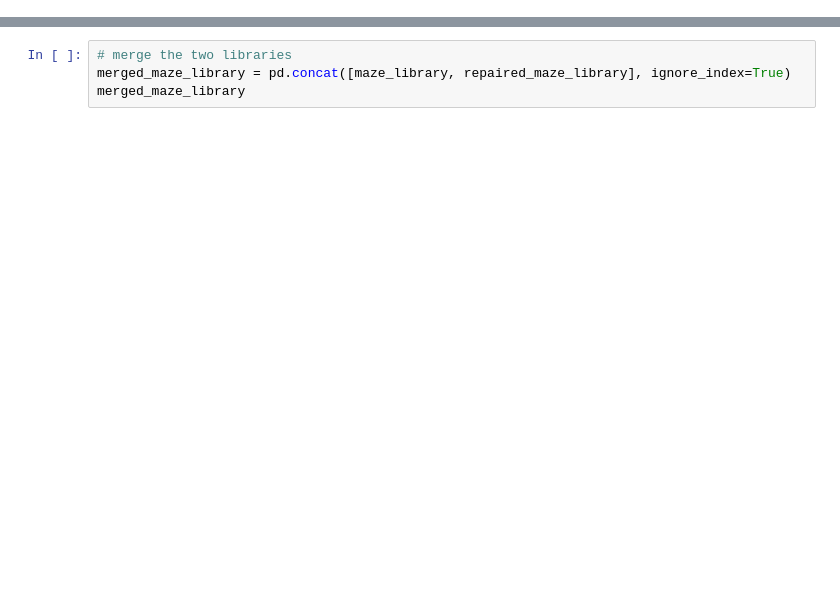
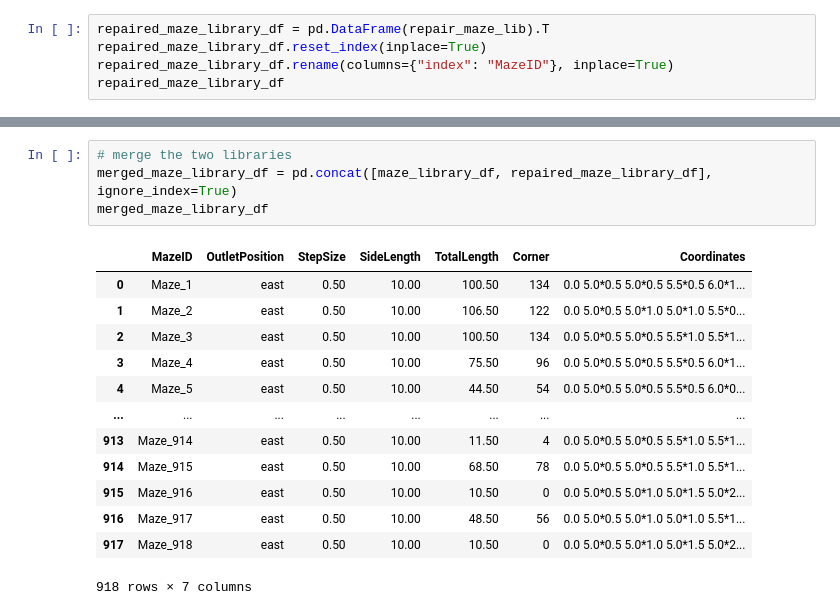
Before and after one commit to boraaktas/Microfluidics-Resistance-ML, a Jupyter notebook: jupyter/random_maze_library_generation.ipynb, the cells around one changed output, grey strips where cells are left out. Drawn from its saved outputs; the diff is of its cells as text; blank space fills up the shorter version.

```diff
--- a/jupyter/random_maze_library_generation.ipynb
+++ b/jupyter/random_maze_library_generation.ipynb
@@ -180,0 +123,5 @@ repaired_maze_library
+# %%
+repaired_maze_library_df = pd.DataFrame(repair_maze_lib).T
+repaired_maze_library_df.reset_index(inplace=True)
+repaired_maze_library_df.rename(columns={"index": "MazeID"}, inplace=True)
+repaired_maze_library_df
@@ -181,6 +142,20 @@ repaired_maze_library
 # %%
 # merge the two libraries
-merged_maze_library = pd.concat([maze_library, repaired_maze_library], ignore_index=True)
-merged_maze_library
+merged_maze_library_df = pd.concat([maze_library_df, repaired_maze_library_df], ignore_index=True)
+merged_maze_library_df
+# %% [output]
+|  | MazeID | OutletPosition | StepSize | SideLength | TotalLength | Corner | Coordinates |
+| 0 | Maze_1 | east | 0.50 | 10.00 | 100.50 | 134 | 0.0 5.0*0.5 5.0*0.5 5.5*0.5 6.0*1... |
+| 1 | Maze_2 | east | 0.50 | 10.00 | 106.50 | 122 | 0.0 5.0*0.5 5.0*1.0 5.0*1.0 5.5*0... |
+| 2 | Maze_3 | east | 0.50 | 10.00 | 100.50 | 134 | 0.0 5.0*0.5 5.0*0.5 5.5*1.0 5.5*1... |
+| 3 | Maze_4 | east | 0.50 | 10.00 | 75.50 | 96 | 0.0 5.0*0.5 5.0*0.5 5.5*0.5 6.0*1... |
+| 4 | Maze_5 | east | 0.50 | 10.00 | 44.50 | 54 | 0.0 5.0*0.5 5.0*0.5 5.5*0.5 6.0*0... |
+| ... | ... | ... | ... | ... | ... | ... | ... |
+| 913 | Maze_914 | east | 0.50 | 10.00 | 11.50 | 4 | 0.0 5.0*0.5 5.0*0.5 5.5*1.0 5.5*1... |
+| 914 | Maze_915 | east | 0.50 | 10.00 | 68.50 | 78 | 0.0 5.0*0.5 5.0*0.5 5.5*1.0 5.5*1... |
+| 915 | Maze_916 | east | 0.50 | 10.00 | 10.50 | 0 | 0.0 5.0*0.5 5.0*1.0 5.0*1.5 5.0*2... |
+| 916 | Maze_917 | east | 0.50 | 10.00 | 48.50 | 56 | 0.0 5.0*0.5 5.0*1.0 5.0*1.0 5.5*1... |
+| 917 | Maze_918 | east | 0.50 | 10.00 | 10.50 | 0 | 0.0 5.0*0.5 5.0*1.0 5.0*1.5 5.0*2... |
+918 rows × 7 columns
 # %%
 # drop duplicates by StepSize, SideLength, TotalLength, Corner
```
Also changed, not shown: parts of 15 cells of this notebook.
